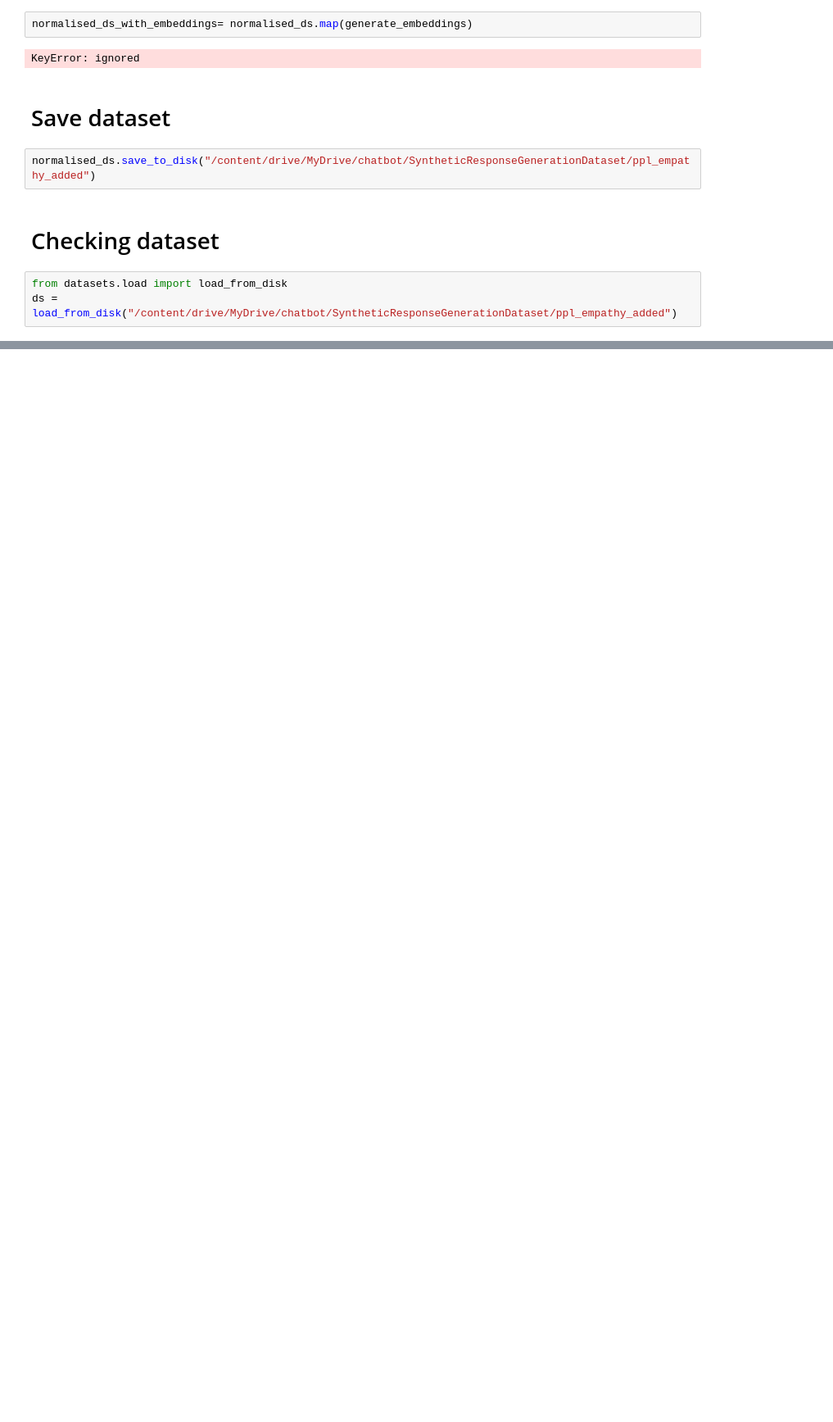
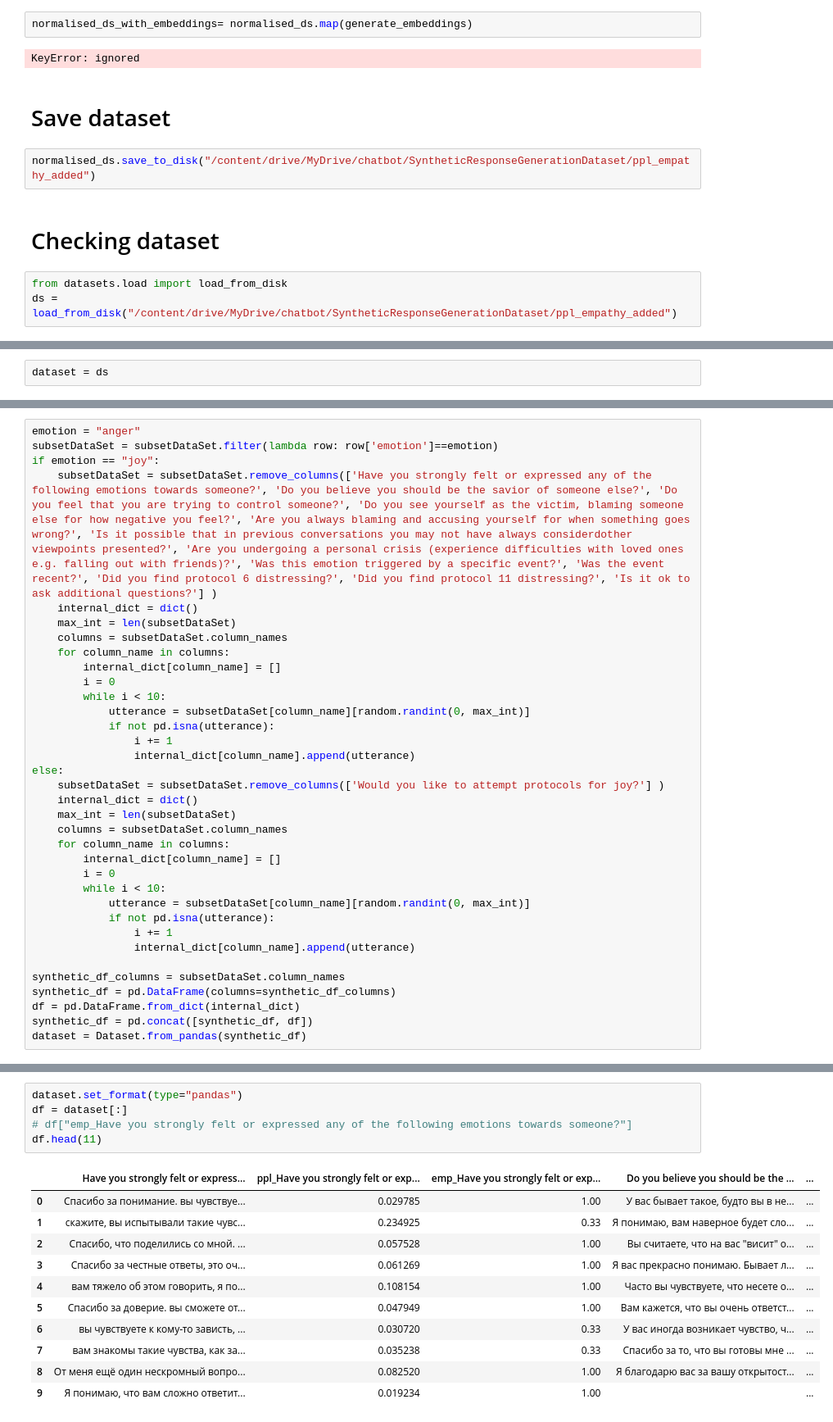
Before and after one commit to MariaMillet/psychotherapy_chatbot, a Jupyter notebook: pre_processingSyntheticResponseDataset.ipynb, the cells around one changed output, grey strips where cells are left out. Shown at 82% size. Cells and saved outputs as stored; diff of their text form; blank space fills up the shorter version.

```diff
--- a/pre_processingSyntheticResponseDataset.ipynb
+++ b/pre_processingSyntheticResponseDataset.ipynb
@@ -330 +393,3 @@ Dataset({
 })
+# %%
+dataset = ds
@@ -330,0 +445,35 @@ Dataset({
+# %%
+emotion = "anger"
+subsetDataSet = subsetDataSet.filter(lambda row: row['emotion']==emotion)
+if emotion == "joy":
+    subsetDataSet = subsetDataSet.remove_columns(['Have you strongly felt or expressed any of the following emotions towards someone?', 'Do you believe you should be the savior of someone else?', 'Do you feel that you are trying to control someone?', 'Do you see yourself as the victim, blaming someone else for how negative you feel?', 'Are you always blaming and accusing yourself for when something goes wrong?', 'Is it possible that in previous conversations you may not have always considerdother viewpoints presented?', 'Are you undergoing a personal crisis (experience difficulties with loved ones e.g. falling out with friends)?', 'Was this emotion triggered by a specific event?', 'Was the event recent?', 'Did you find protocol 6 distressing?', 'Did you find protocol 11 distressing?', 'Is it ok to ask additional questions?'] )
+    internal_dict = dict()
+    max_int = len(subsetDataSet)
+    columns = subsetDataSet.column_names
+    for column_name in columns:
+        internal_dict[column_name] = []
+        i = 0
+        while i < 10:
+            utterance = subsetDataSet[column_name][random.randint(0, max_int)]
+            if not pd.isna(utterance):
+                i += 1
+                internal_dict[column_name].append(utterance)
+else:
+    subsetDataSet = subsetDataSet.remove_columns(['Would you like to attempt protocols for joy?'] )
+    internal_dict = dict()
+    max_int = len(subsetDataSet)
+    columns = subsetDataSet.column_names
+    for column_name in columns:
+        internal_dict[column_name] = []
+        i = 0
+        while i < 10:
+            utterance = subsetDataSet[column_name][random.randint(0, max_int)]
+            if not pd.isna(utterance):
+                i += 1
+                internal_dict[column_name].append(utterance)
+
+synthetic_df_columns = subsetDataSet.column_names
+synthetic_df = pd.DataFrame(columns=synthetic_df_columns)
+df = pd.DataFrame.from_dict(internal_dict)
+synthetic_df = pd.concat([synthetic_df, df])
+dataset = Dataset.from_pandas(synthetic_df)
@@ -330,0 +604,17 @@ Dataset({
+# %%
+dataset.set_format(type="pandas")
+df = dataset[:]
+# df["emp_Have you strongly felt or expressed any of the following emotions towards someone?"]
+df.head(11)
+# %% [output]
+|  | Have you strongly felt or express... | ppl_Have you strongly felt or exp... | emp_Have you strongly felt or exp... | Do you believe you should be the ... | ... |
+| 0 | Спасибо за понимание. вы чувствуе... | 0.029785 | 1.00 | У вас бывает такое, будто вы в не... | ... |
+| 1 | скажите, вы испытывали такие чувс... | 0.234925 | 0.33 | Я понимаю, вам наверное будет сло... | ... |
+| 2 | Спасибо, что поделились со мной. ... | 0.057528 | 1.00 | Вы считаете, что на вас "висит" о... | ... |
+| 3 | Спасибо за честные ответы, это оч... | 0.061269 | 1.00 | Я вас прекрасно понимаю. Бывает л... | ... |
+| 4 | вам тяжело об этом говорить, я по... | 0.108154 | 1.00 | Часто вы чувствуете, что несете о... | ... |
+| 5 | Спасибо за доверие. вы сможете от... | 0.047949 | 1.00 | Вам кажется, что вы очень ответст... | ... |
+| 6 | вы чувствуете к кому-то зависть, ... | 0.030720 | 0.33 | У вас иногда возникает чувство, ч... | ... |
+| 7 | вам знакомы такие чувства, как за... | 0.035238 | 0.33 | Спасибо за то, что вы готовы мне ... | ... |
+| 8 | От меня ещё один нескромный вопро... | 0.082520 | 1.00 | Я благодарю вас за вашу открытост... | ... |
+| 9 | Я понимаю, что вам сложно ответит... | 0.019234 | 1.00 |  | ... |
```
Also changed, not shown: parts of 46 cells of this notebook.
